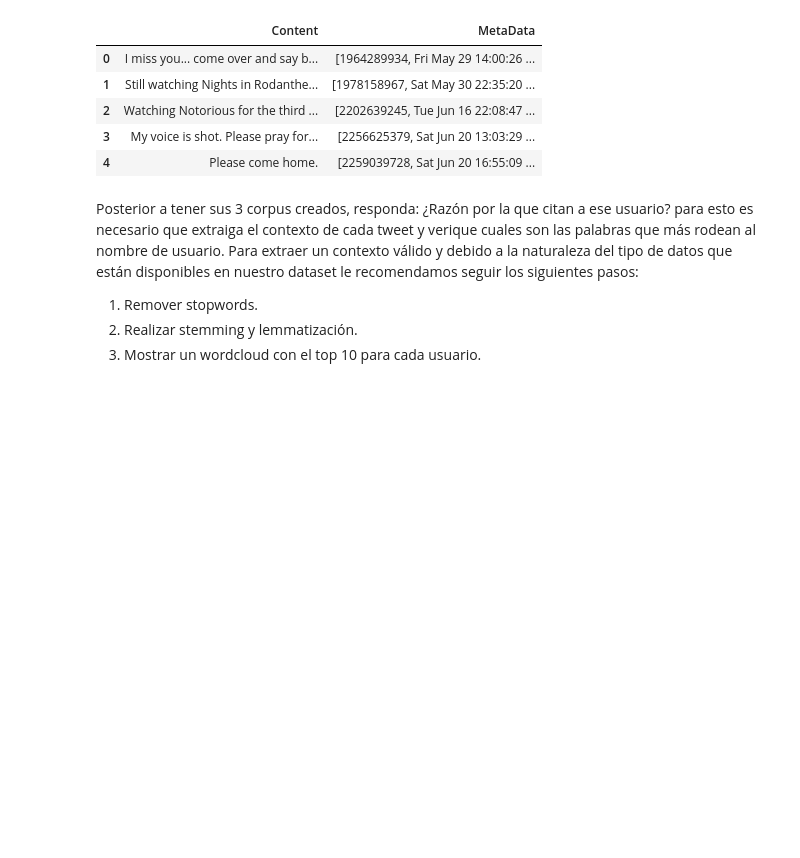
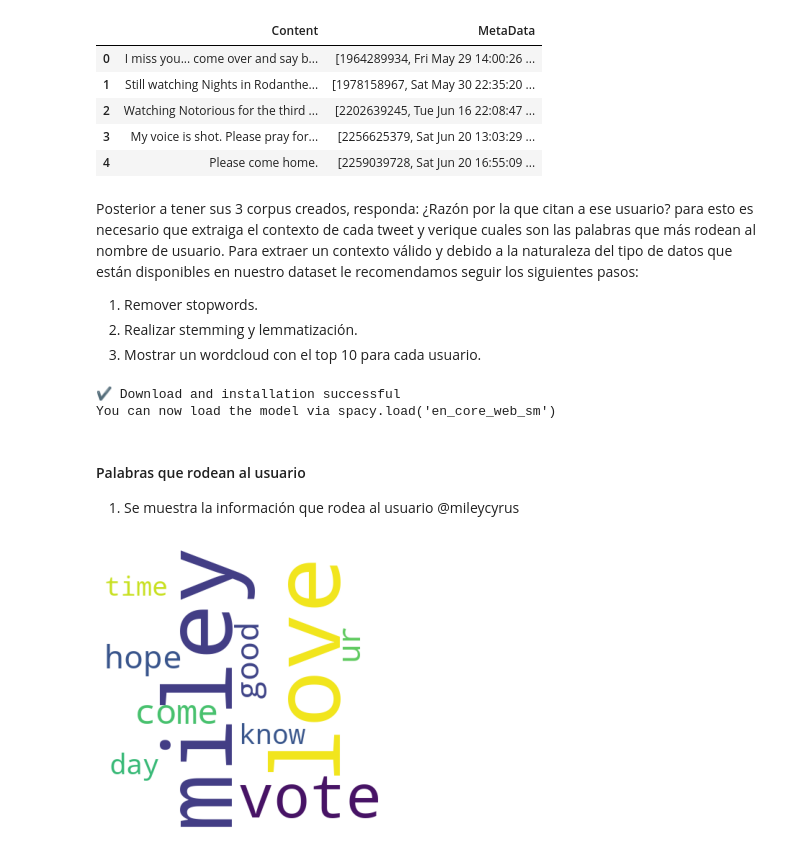
Before and after one commit to jonathanDeLeonGES/jupyterNotebooks, a Jupyter notebook: Hojas de Trabajo Text Mining/Hoja de Trabajo #3 - Text Mining & Image Recognition .ipynb, the cells around one changed output. Cells and saved outputs as stored; diff of their text form; code cells hidden in the pictures; blank space fills up the shorter version.

```diff
--- a/Hojas de Trabajo Text Mining/Hoja de Trabajo #3 - Text Mining & Image Recognition .ipynb
+++ b/Hojas de Trabajo Text Mining/Hoja de Trabajo #3 - Text Mining & Image Recognition .ipynb
@@ -304,3 +304,13 @@ Posterior a tener sus 3 corpus creados, responda: ¿Razón por la que citan a es
 1. Remover stopwords.
 2. Realizar stemming y lemmatización.
 3. Mostrar un wordcloud con el top 10 para cada usuario.
+# %%
+import spacy
+import spacy.cli
+
+#Descargamos el Modelo de Spacy en Ingles
+spacy.cli.download('en_core_web_sm')
+nlp= spacy.load('en_core_web_sm')
+# %% [output]
+✔ Download and installation successful
+You can now load the model via spacy.load('en_core_web_sm')
@@ -306,0 +362,8 @@ Posterior a tener sus 3 corpus creados, responda: ¿Razón por la que citan a es
+# %% [markdown]
+#### Palabras que rodean al usuario
+
+1. Se muestra la información que rodea al usuario @mileycyrus
+# %%
+wordCloudUser(Miley_Corps)
+# %% [output]
+[figure, added]
```
Also changed, not shown: parts of 5 cells of this notebook.
